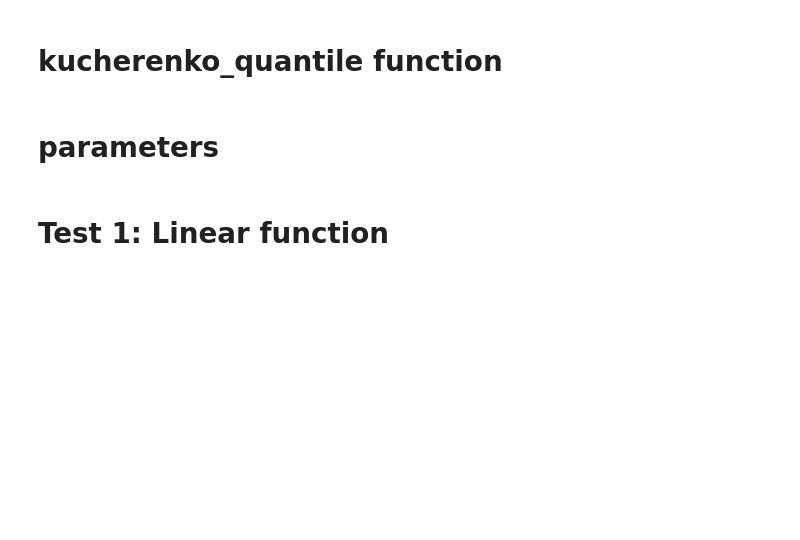
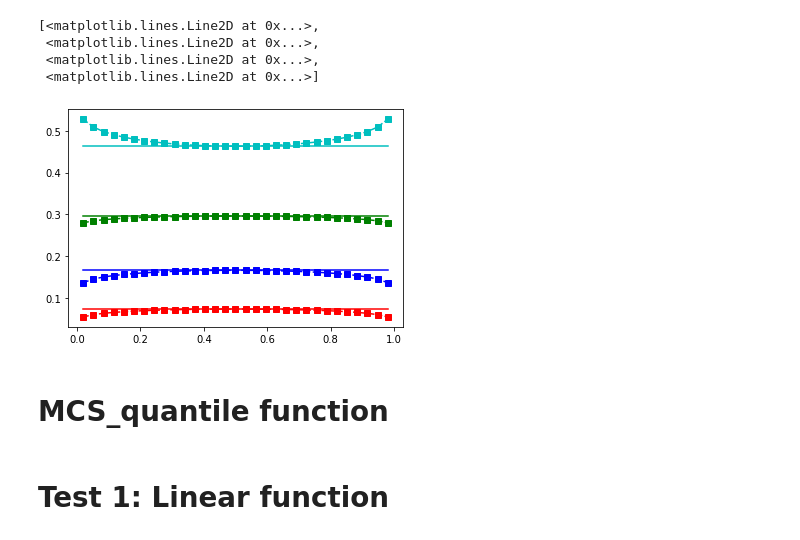
Before and after one commit to Yuleii/quantile-sensitivity-measures, a Jupyter notebook: Monte_Carlo_estimation.ipynb, the cells around one changed output. Saved outputs shown, nothing was run; the diff lists cells and outputs as text; code cells hidden in the pictures; blank space fills up the shorter version.

```diff
--- a/Monte_Carlo_estimation.ipynb
+++ b/Monte_Carlo_estimation.ipynb
@@ -5,0 +31,12 @@ import matplotlib.pyplot as plt
+# %%
+# sobol indices
+S_i = []
+for i in range(d):
+    S_i_i = a[0]**2*cov_1[i,i]/np.trace(np.power(a,2)*cov_1)
+    S_i.append(S_i_i)
+
+S_i = np.hstack(S_i)
+# for plot convinence
+S_i = np.tile(S_i, (len(alp),1))
+
+print(S_i)
@@ -6,3 +61,37 @@ import matplotlib.pyplot as plt
+# %%
+# inverse error function
+phi_inv = norm.ppf(alp)
+# %%
+# q_2: PDF of the out put Y(Eq.30)
+q_2 = []
+for a in range(len(alp)):
+    q_2_a = []
+    for i in range(d):
+        q_2_i = cov_1[i,i] + phi_inv[a]**2*(np.sqrt(np.trace(cov_1))-np.sqrt(sum(cov_1[j,j] for j in range(d) if j != i)))**2
+        q_2_a.append(q_2_i)
+    q_2.append(q_2_a)
+
+q_2 = np.vstack(q_2).reshape((len(alp),d))
+# %%
+# Q_2: quantile based sensitivit measure 2.(Eq.14)
+Q_2 = []
+for a in range(len(alp)):
+    Q_2_a = []
+    for i in range(d):
+        Q_2_i = q_2[a,i]/sum(q_2[a])
+        Q_2_a.append(Q_2_i)
+    Q_2.append(Q_2_a)
+
+Q_2 = np.hstack(Q_2).reshape((len(alp),d))
+# %%
+plt.plot(alp,Q_2[:,0],'rs--',alp,Q_2[:,1],'bs--',alp,Q_2[:,2],'gs--',alp,Q_2[:,3],'cs--')
+plt.plot(alp,S_i[:,0],'r-',alp,S_i[:,1],'b-',alp,S_i[:,2],'g-',alp,S_i[:,3],'c-')
+# %% [output]
+[<matplotlib.lines.Line2D at 0x...>,
+ <matplotlib.lines.Line2D at 0x...>,
+ <matplotlib.lines.Line2D at 0x...>,
+ <matplotlib.lines.Line2D at 0x...>]
+[figure, added]
 # %% [markdown]
-# kucherenko_quantile function
+# MCS_quantile function
 # %%
@@ -106,4 +202,2 @@ def _get_samples(N, M, dim):
 
     return A,B
-# %% [markdown]
-# parameters
```
Also changed, not shown: parts of 19 cells of this notebook, 2 other files.
